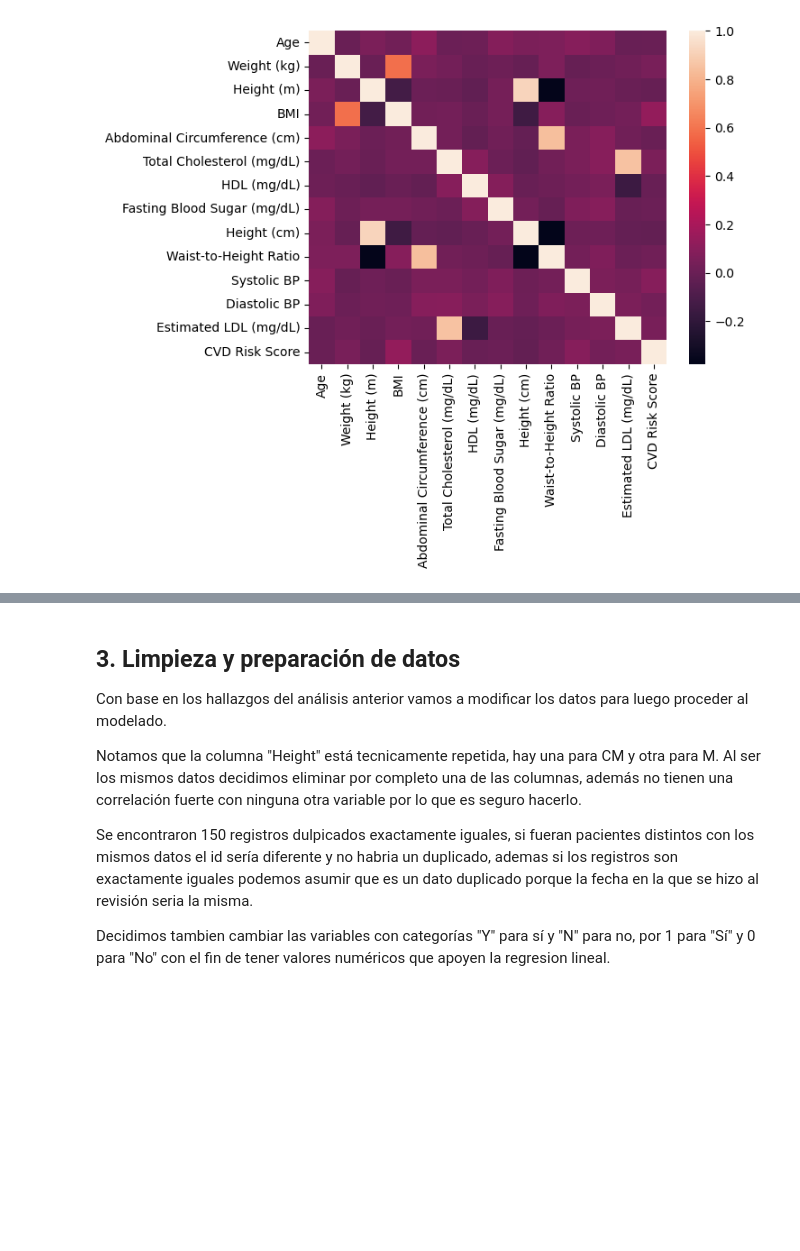
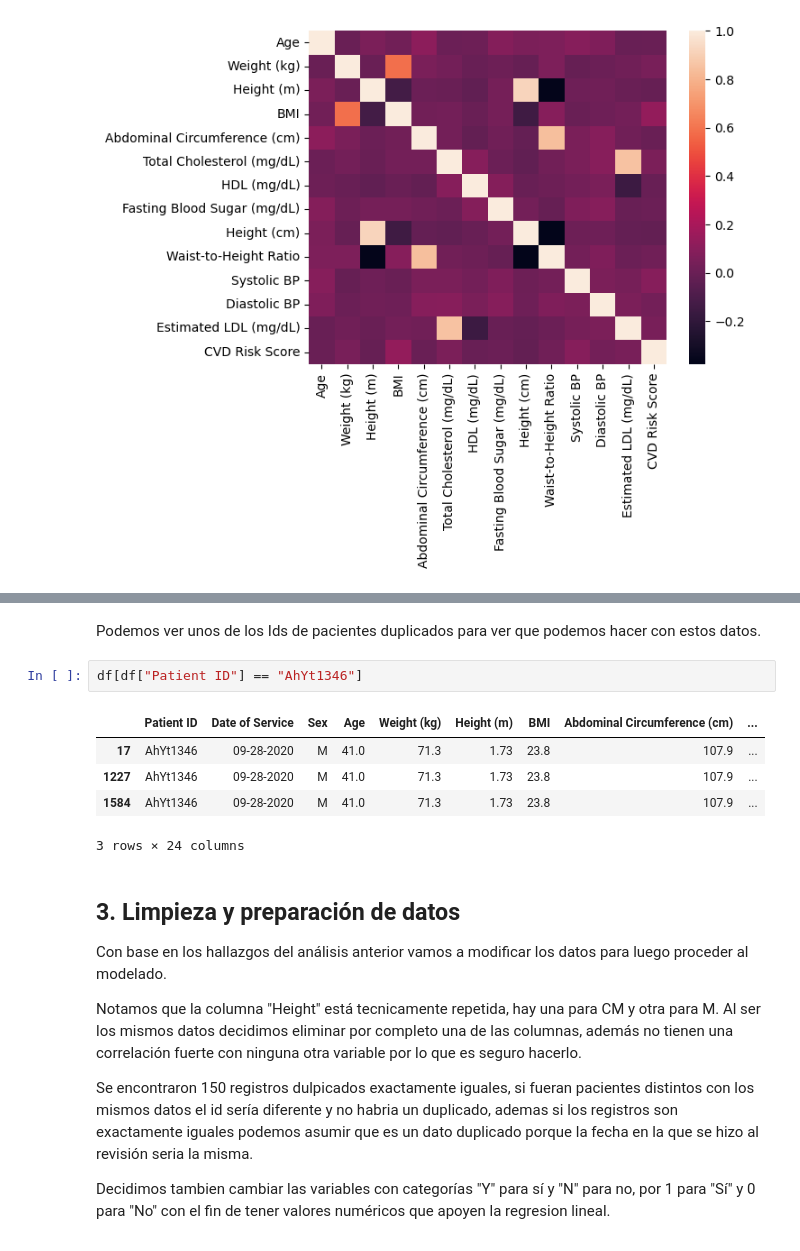
Before and after one commit to lfelipesales/Laboratorios-AprendizajeDeMaquina, a Jupyter notebook: LAB1/Laboratorio1.ipynb, the cells around one changed output, grey strips where cells are left out. Cells and saved outputs as stored; diff of their text form; blank space fills up the shorter version.

```diff
--- a/LAB1/Laboratorio1.ipynb
+++ b/LAB1/Laboratorio1.ipynb
@@ -106,3 +208,13 @@ sns.heatmap(df.corr(numeric_only=True))
+# %% [markdown]
+Podemos ver unos de los Ids de pacientes duplicados para ver que podemos hacer con estos datos.
+# %%
+df[df["Patient ID"] == "AhYt1346"]
+# %% [output]
+|  | Patient ID | Date of Service | Sex | Age | Weight (kg) | Height (m) | BMI | Abdominal Circumference (cm) | ... |
+| 17 | AhYt1346 | 09-28-2020 | M | 41.0 | 71.3 | 1.73 | 23.8 | 107.9 | ... |
+| 1227 | AhYt1346 | 09-28-2020 | M | 41.0 | 71.3 | 1.73 | 23.8 | 107.9 | ... |
+| 1584 | AhYt1346 | 09-28-2020 | M | 41.0 | 71.3 | 1.73 | 23.8 | 107.9 | ... |
+3 rows × 24 columns
 # %% [markdown]
 ## 3. Limpieza y preparación de datos
 
```
Also changed, not shown: parts of 29 cells of this notebook.
